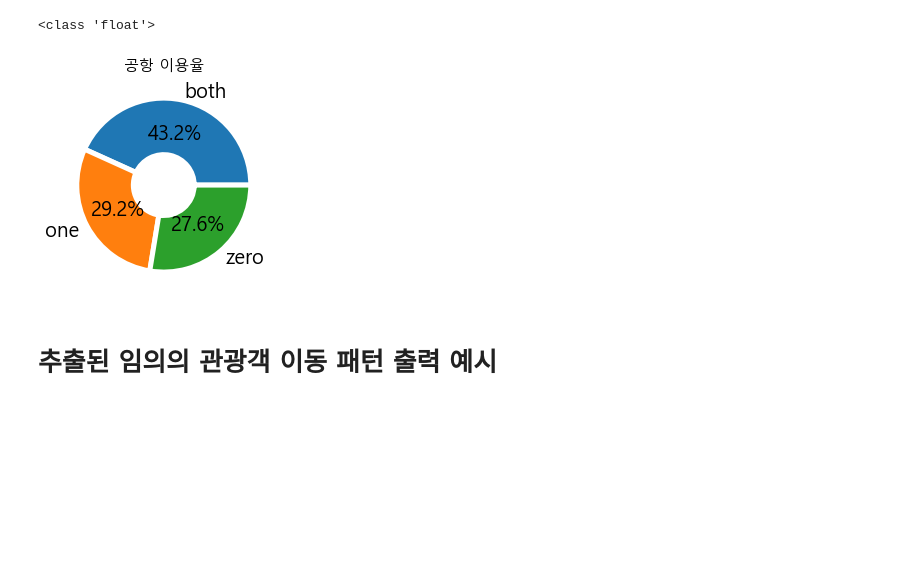
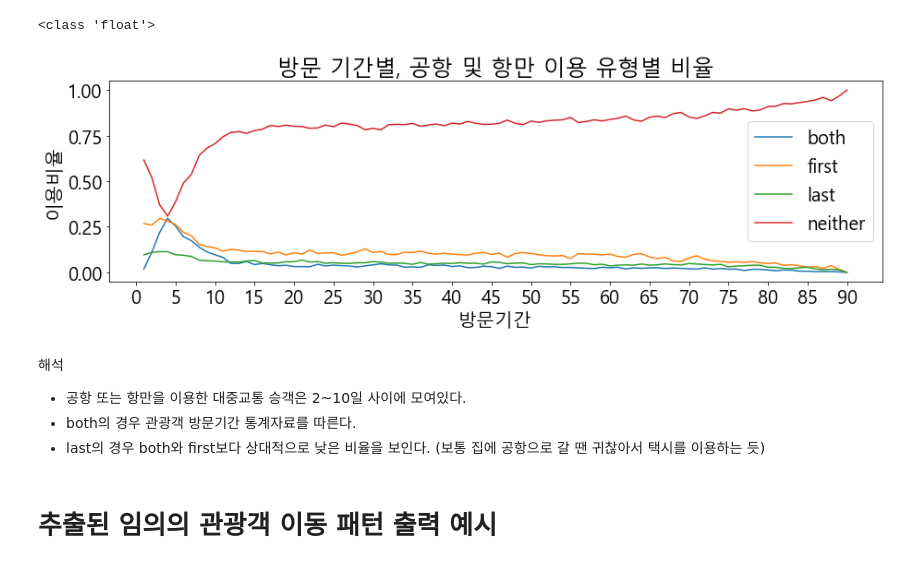
Before and after one commit to hoonisone/2020_jeju-bus-tag_data-analysis, a Jupyter notebook: 1. 사용자 정보 추출.ipynb, the cells around one changed output. Cells and saved outputs as stored; diff of their text form; code cells hidden in the pictures; blank space fills up the shorter version.

```diff
--- a/1. 사용자 정보 추출.ipynb
+++ b/1. 사용자 정보 추출.ipynb
@@ -329,18 +308,38 @@ print(type(end))
 from matplotlib import font_manager, rc
 font_name = font_manager.FontProperties(fname="c:/Windows/Fonts/malgun.ttf").get_name()
 rc('font', family=font_name)
-# %%
-# usage_df.count()
-from matplotlib import pyplot as plt
-data = [38343, 25887, 24457]
-categories = ['both', 'one', 'zero']
-wedgeprops={'width': 0.65, 'edgecolor': 'w', 'linewidth': 5}
-plt.pie(data, labels=categories, autopct="%0.1f%%", wedgeprops=wedgeprops)
-plt.rc('font', size=20)
-plt.title('공항 이용율', fontsize=15)
-plt.show()
-# %% [output]
-[figure, removed]
+# %%
+# 공항 이용율
+wedgeprops={'width': 0.65, 'edgecolor': 'w', 'linewidth': 5}
+
+columns = ['both', 'first', 'last', 'neither']
+values = [[], [], [], []]
+period = 90
+term = 1
+for period in list(range(1, period+1, term)):
+    user_df2 = user_df[(period-1 < user_df['period']) & (user_df['period'] <= period)]
+    for i in range(4):
+        sum = len(user_df2)
+        values[i].append(len(user_df2[user_df2[columns[i]]])/sum)
+
+plt.rcParams["figure.figsize"] = (15,4)
+for i in list(range(4)):
+    plt.plot(list(range(1, period+1, term)), values[i])
+
+plt.legend(columns)
+plt.title('방문 기간별, 공항 및 항만 이용 유형별 비율')
+plt.xlabel("방문기간")
+plt.ylabel("이용비율")
+plt.xticks(list(range(0, period+1, 5)))
+plt.show()
+# %% [output]
+[figure, added]
+# %% [markdown]
+해석
+* 공항 또는 항만을 이용한 대중교통 승객은 2~10일 사이에 모여있다.
+* both의 경우 관광객 방문기간 통계자료를 따른다.
+* last의 경우 both와 first보다 상대적으로 낮은 비율을 보인다.
+(보통 집에 공항으로 갈 땐 귀찮아서 택시를 이용하는 듯)
 # %% [markdown]
 # 추출된 임의의 관광객 이동 패턴 출력 예시
 # %%
```
Also changed, not shown: parts of 10 cells of this notebook, 1 other file.
